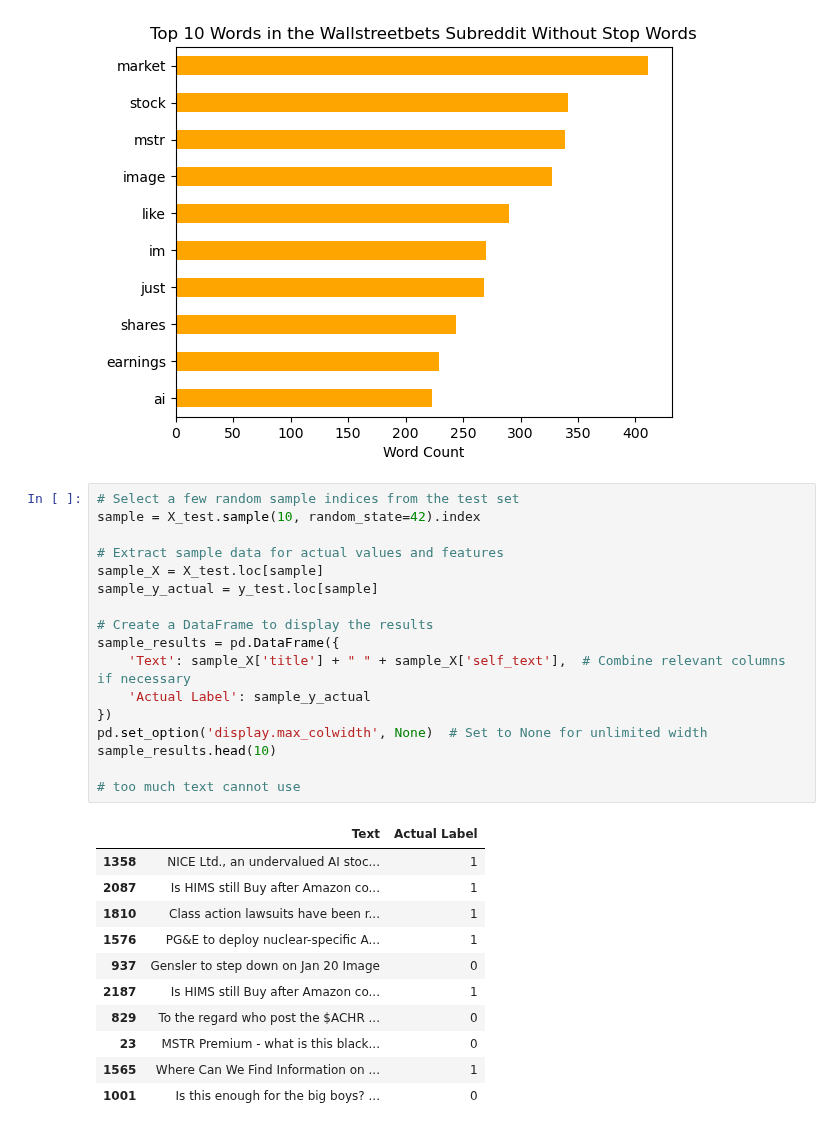
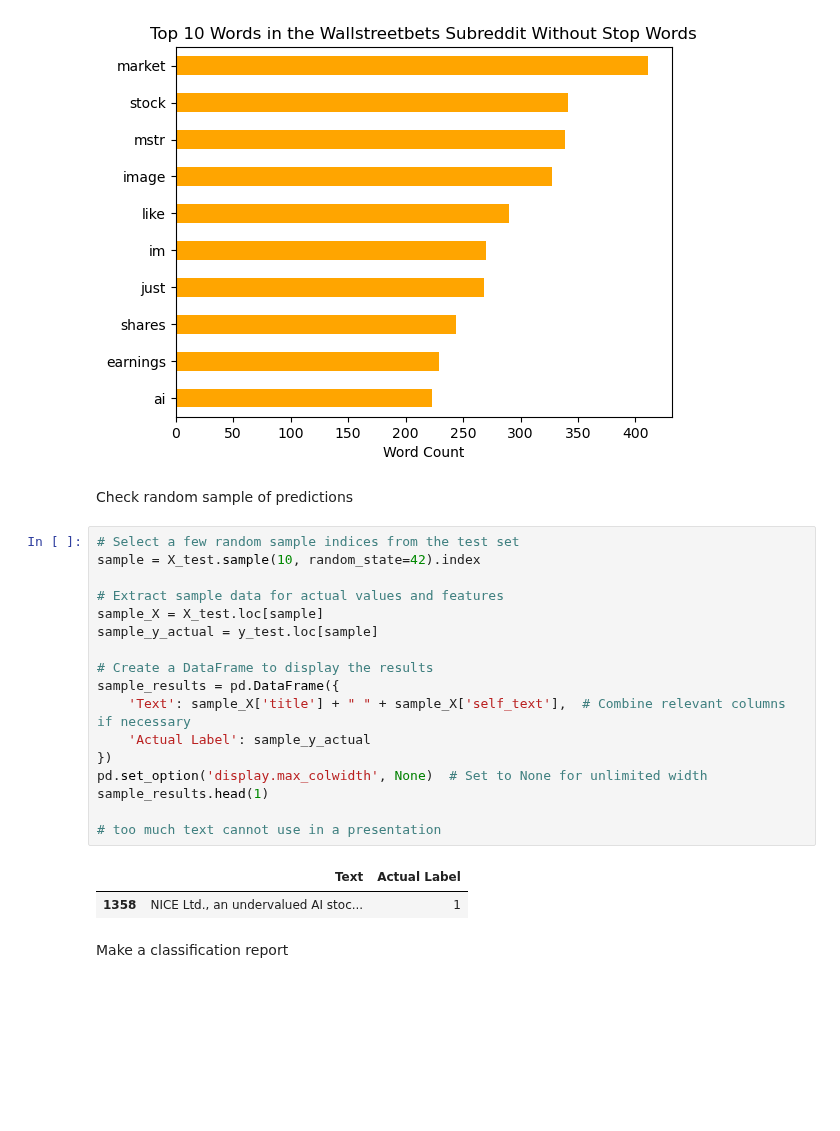
Before and after one commit to grahamjh99/Project-2-Subreddit-Classification, a Jupyter notebook: Project 3 Graham.ipynb, the cells around one changed output. Saved outputs shown, nothing was run; the diff lists cells and outputs as text; blank space fills up the shorter version.

```diff
--- a/Project 3 Graham.ipynb
+++ b/Project 3 Graham.ipynb
@@ -426,32 +432,27 @@ plt.gca().invert_yaxis();  # Invert y-axis to show the most frequent word at the
 plt.savefig('./Images/Top 10 Words Wallstreetbets')
 # %% [output]
 [figure]
+# %% [markdown]
+Check random sample of predictions
 # %%
 # Select a few random sample indices from the test set
 sample = X_test.sample(10, random_state=42).index
 
 # Extract sample data for actual values and features
 sample_X = X_test.loc[sample]
 sample_y_actual = y_test.loc[sample]
 
 # Create a DataFrame to display the results
 sample_results = pd.DataFrame({
     'Text': sample_X['title'] + " " + sample_X['self_text'],  # Combine relevant columns if necessary
     'Actual Label': sample_y_actual
 })
 pd.set_option('display.max_colwidth', None)  # Set to None for unlimited width
-sample_results.head(10)
+sample_results.head(1)
 
-# too much text cannot use
+# too much text cannot use in a presentation
 # %% [output]
 |  | Text | Actual Label |
 | 1358 | NICE Ltd., an undervalued AI stoc... | 1 |
-| 2087 | Is HIMS still Buy after Amazon co... | 1 |
-| 1810 | Class action lawsuits have been r... | 1 |
-| 1576 | PG&E to deploy nuclear-specific A... | 1 |
-| 937 | Gensler to step down on Jan 20 Image | 0 |
-| 2187 | Is HIMS still Buy after Amazon co... | 1 |
-| 829 | To the regard who post the $ACHR ... | 0 |
-| 23 | MSTR Premium - what is this black... | 0 |
-| 1565 | Where Can We Find Information on ... | 1 |
-| 1001 | Is this enough for the big boys? ... | 0 |
+# %% [markdown]
+Make a classification report
```
Also changed, not shown: parts of 6 cells of this notebook, 4 other files.
